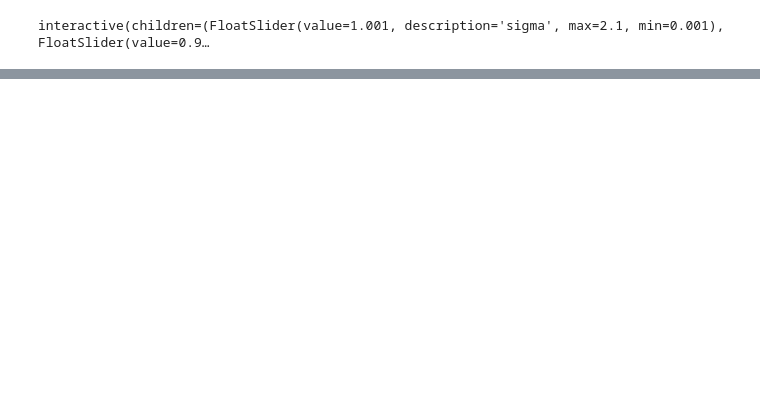
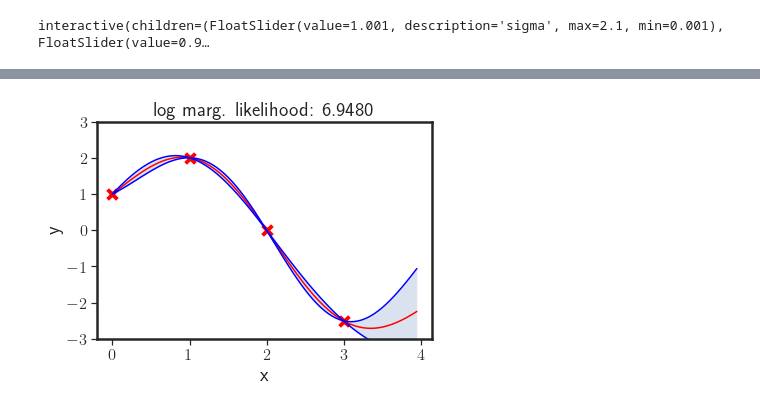
Before and after one commit to denyskononenko/datasciencesnippets, a Jupyter notebook: gpr/gpr.ipynb, the cells around one changed output, grey strips where cells are left out. Drawn from its saved outputs; the diff is of its cells as text; code cells hidden in the pictures; blank space fills up the shorter version.

Commit message:
feat: Log Marginal Likelihood is implemented

```diff
--- a/gpr/gpr.ipynb
+++ b/gpr/gpr.ipynb
@@ -315,6 +317,9 @@ def plot_posterior_curves_continum(sigma: float, ell: float):
     # test train points
     points_train = np.array([[0, 1], [1, 2], [2, 0], [3, -2.5]])
     points_test  = np.array([[i] for i in np.arange(0, 4, 0.05) if i not in points_train[:, 0]])
+
+    # compute log marginal likelihood
+    logmarglkh = make_log_marg_likelihood(points_train[:, 0], points_train[:, 1])
 
     # compute mean and covariance matrix of the conditioned distribution
     new_mean, new_cov = get_cond_mean_cov(points_train, points_test, sigma, ell)
@@ -346,6 +351,7 @@ def plot_posterior_curves_continum(sigma: float, ell: float):
     # plot train points
     sns.scatterplot(x=points_train[:, 0], y=points_train[:, 1], color='red', s=200, marker='X')
 
+    plt.title(f'log marg. likelihood: {logmarglkh([ell, sigma]):.4f}')
     plt.xlabel('x')
     plt.ylabel('y')
     plt.ylim([-3, 3])
@@ -354,3 +372,27 @@ def plot_posterior_curves_continum(sigma: float, ell: float):
+# %%
+def make_log_marg_likelihood(X_train: np.ndarray, Y_train: np.ndarray, noise=0.1) -> ():
+    """
+    Returns function which computes log marginal likelihood for given training points.
+    Args:
+        X_train : (np.array)
+        Y_train : (np.array)
+    """
+    Y_train = Y_train.ravel()
+
+    def log_marg_likelihood(theta: list):
+        """Function to compute Log marginal likelihood.
+        Args:
+            theta: (list) [ell, sigma] hyperparameters of the Square Exponential kernel.
+        """
+        kernel = SquareExponentialKernel(ell=theta[0], sigma=theta[1])
+        K = np.array([[kernel(x_1, x_2) for x_1 in X_train] for x_2 in X_train]) + \
+            noise**2 * np.eye(len(X_train))
+
+        return  0.5 * Y_train.dot(inv(K).dot(Y_train)) + \
+                0.5 * np.log(det(K)) + \
+                0.5 * len(X_train) * np.log(2*np.pi)
+
+    return log_marg_likelihood
 # %%
 interactive_plot_posterior_continum = interactive(plot_posterior_curves_continum,
                                        sigma=(0.001, 2.1, 0.1),
@@ -371,0 +406,10 @@ $
+# %%
+init_ell, init_sigma = 1, 1
+
+Y_train = np.array([1, 2, 0, -2.5])
+X_train = np.array([0, 1, 2, 3])
+
+res = minimize(make_log_marg_likelihood(X_train, Y_train), [init_ell, init_sigma],
+               bounds=((1e-5, None), (1e-5, None)),
+               method='L-BFGS-B')
+print(res)
@@ -371,0 +427,7 @@ $
+# %%
+# optimal points calculated with gradient descend
+optimal_ell, optimal_sigma  = res.x
+# %%
+plot_posterior_curves_continum(ell=optimal_ell, sigma=optimal_sigma)
+# %% [output]
+[figure, added]
```
Also changed, not shown: parts of 9 cells of this notebook.
